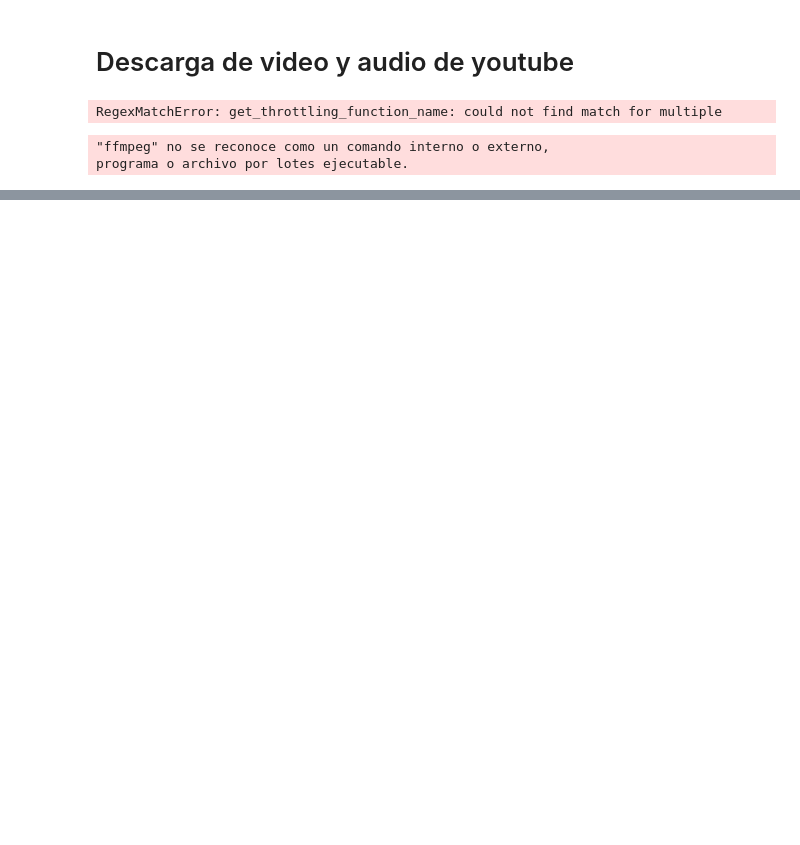
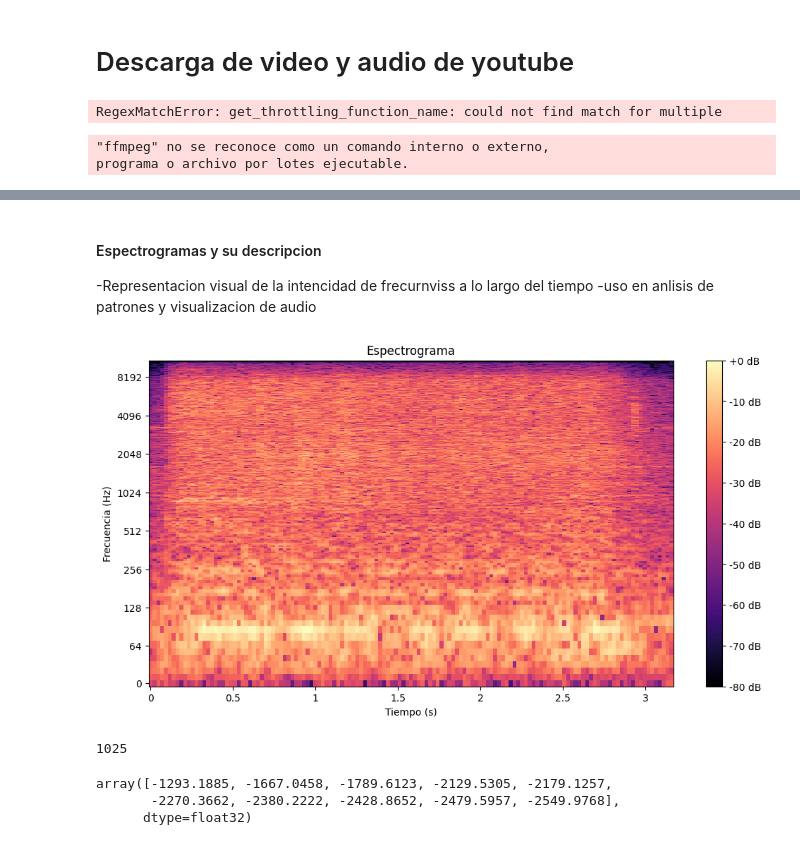
Before and after one commit to JuanJT117/Procesamiento_y_clasificacion_de_datos, a Jupyter notebook: Tareas/Tarea_7/Datos/tarea.ipynb, the cells around one changed output, grey strips where cells are left out. Drawn from its saved outputs; the diff is of its cells as text; code cells hidden in the pictures; blank space fills up the shorter version.

```diff
--- a/Tareas/Tarea_7/Datos/tarea.ipynb
+++ b/Tareas/Tarea_7/Datos/tarea.ipynb
@@ -67,0 +139,42 @@ plt.show()
+# %% [markdown]
+#### Espectrogramas y su descripcion
+
+-Representacion visual de la intencidad de frecurnviss a lo largo del tiempo
+-uso en anlisis de patrones y visualizacion de audio
+# %%
+# Calcular el espectrograma de la señal de audio
+S = librosa.stft(y)
+S_db = librosa.amplitude_to_db(np.abs(S), ref=np.max)
+
+# Visualizar el espectrograma
+plt.figure(figsize=(12, 6))
+librosa.display.specshow(S_db, sr=sr, x_axis='time', y_axis='log')
+plt.colorbar(format='%+2.0f dB')
+plt.title('Espectrograma')
+plt.xlabel('Tiempo (s)')
+plt.ylabel('Frecuencia (Hz)')
+plt.show()
+# %% [output]
+[figure, added]
+# %%
+# Obtener las frecuencias y los tiempos del espectrograma
+frequencies = librosa.fft_frequencies(sr=sr)
+len(frequencies)
+# %% [output]
+1025
+# %%
+times = librosa.frames_to_time(np.arange(S_db.shape[1]), sr=sr)
+
+# Sumar las amplitudes a lo largo del tiempo para cada frecuencia
+sum_amplitudes = np.sum(S_db, axis=1)
+
+# Seleccionar las 10 frecuencias más representativas
+top_n = 10
+top_indices = np.argsort(sum_amplitudes)[-top_n:][::-1]
+top_frequencies = frequencies[top_indices]
+top_amplitudes = sum_amplitudes[top_indices]
+top_amplitudes
+# %% [output]
+array([-1293.1885, -1667.0458, -1789.6123, -2129.5305, -2179.1257,
+       -2270.3662, -2380.2222, -2428.8652, -2479.5957, -2549.9768],
+      dtype=float32)
```
Also changed, not shown: parts of 10 cells of this notebook.
